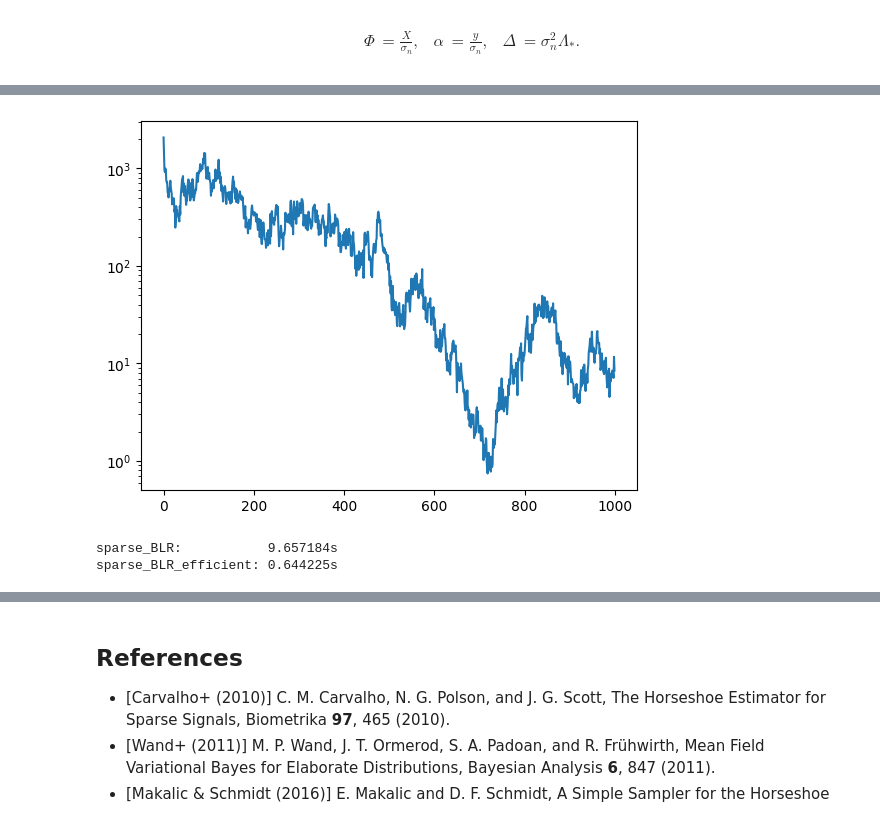
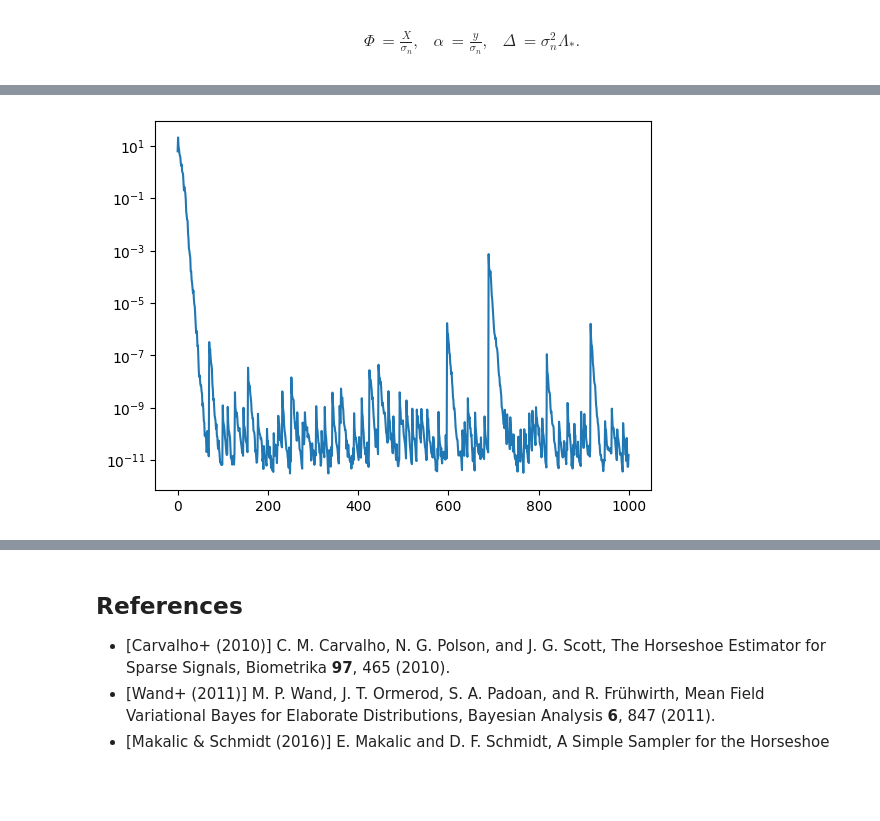
Before and after one commit to mory22k/FM-Note, a Jupyter notebook: 202402/SparseBLR.ipynb, the cells around one changed output, grey strips where cells are left out. Cells and saved outputs as stored; diff of their text form; code cells hidden in the pictures; blank space fills up the shorter version.

Commit message:
add seed and tqdm

```diff
--- a/202402/SparseBLR.ipynb
+++ b/202402/SparseBLR.ipynb
@@ -346,21 +341,24 @@ def sparse_BLR_efficient(x_data, y_data, num_samples, init_params, show_errors=F
 # %%
-N = 128
+N = 32
 D = 64
 
 rng = np.random.default_rng(12345)
-w_true = rng.normal(0, 10, (N)) * rng.choice([0, 1], (N))
+w_true = rng.normal(0, 10, (N))
 x_data = rng.choice([0, 1], (D, N))
 y_data = x_data @ w_true
 
-params = {
-    'w': np.zeros(N).astype(float),
-    'l2': np.ones(N).astype(float),
-    't2': 1.,
-    'nu': np.ones(N).astype(float),
-    'xi': 1.,
-    'sigma2_n': 1.,
-}
+num_iter = 1000
 
-num_samples = 1000
+# initialize parameters
+w        = np.zeros(N).astype(float)
+sigma2_n = 1.
+lamb2    = np.ones(N).astype(float)
+tau2     = 1.
+nu       = np.ones(N).astype(float)
+xi       = 1.
 
-params_posterior, MSE_hist = sparse_BLR_efficient(x_data, y_data, num_samples, params, show_errors=True)
+MSE_history = []
+for iter in tqdm(range(num_iter)):
+    w, sigma2_n, lamb2, tau2, nu, xi = sample_params_posterior_efficient(x_data, y_data, w, sigma2_n, lamb2, tau2, nu, xi)
+    MSE = np.sum( ( y_data - x_data @ w )**2 ) / D
+    MSE_history.append(MSE)
@@ -378,24 +365,6 @@ Iteration 1000, MSE: 8.457931367621052
 # %%
-plt.plot(MSE_hist)
+plt.plot(MSE_history)
 plt.yscale('log')
 plt.show()
 # %% [output]
-[figure, old version]
+[figure, new version]
-# %%
-# Speed comparison
-import time
-start = time.time()
-sparse_BLR(x_data, y_data, num_samples, params)
-end = time.time()
-time_BLR = end - start
-
-start = time.time()
-sparse_BLR_efficient(x_data, y_data, num_samples, params)
-end = time.time()
-time_BLR_efficient = end - start
-
-print(f'sparse_BLR:           {time_BLR:.6f}s')
-print(f'sparse_BLR_efficient: {time_BLR_efficient:.6f}s')
-# %% [output]
-sparse_BLR:           9.657184s
-sparse_BLR_efficient: 0.644225s
```
Also changed, not shown: parts of 14 cells of this notebook, 1 other file.
